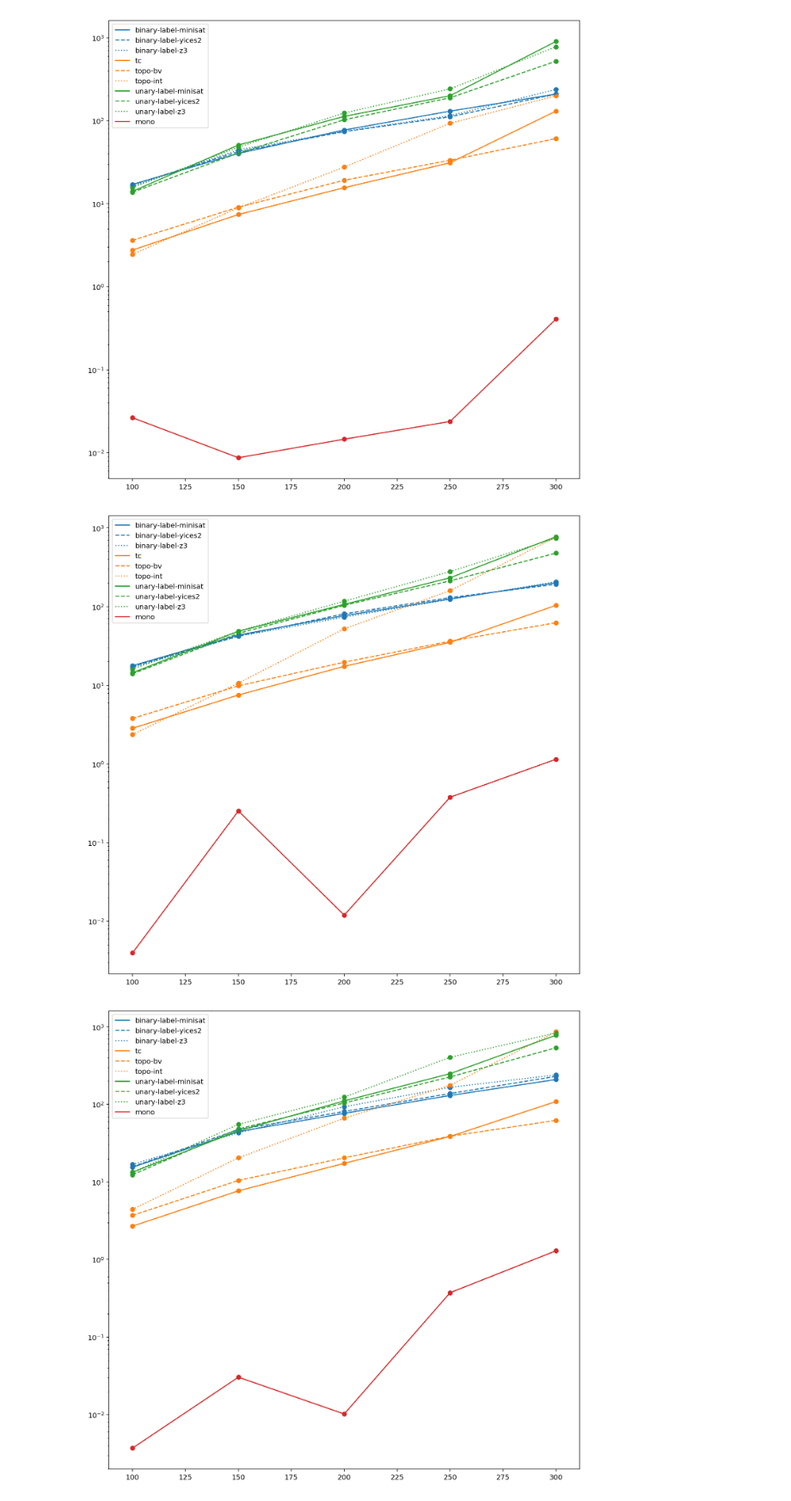
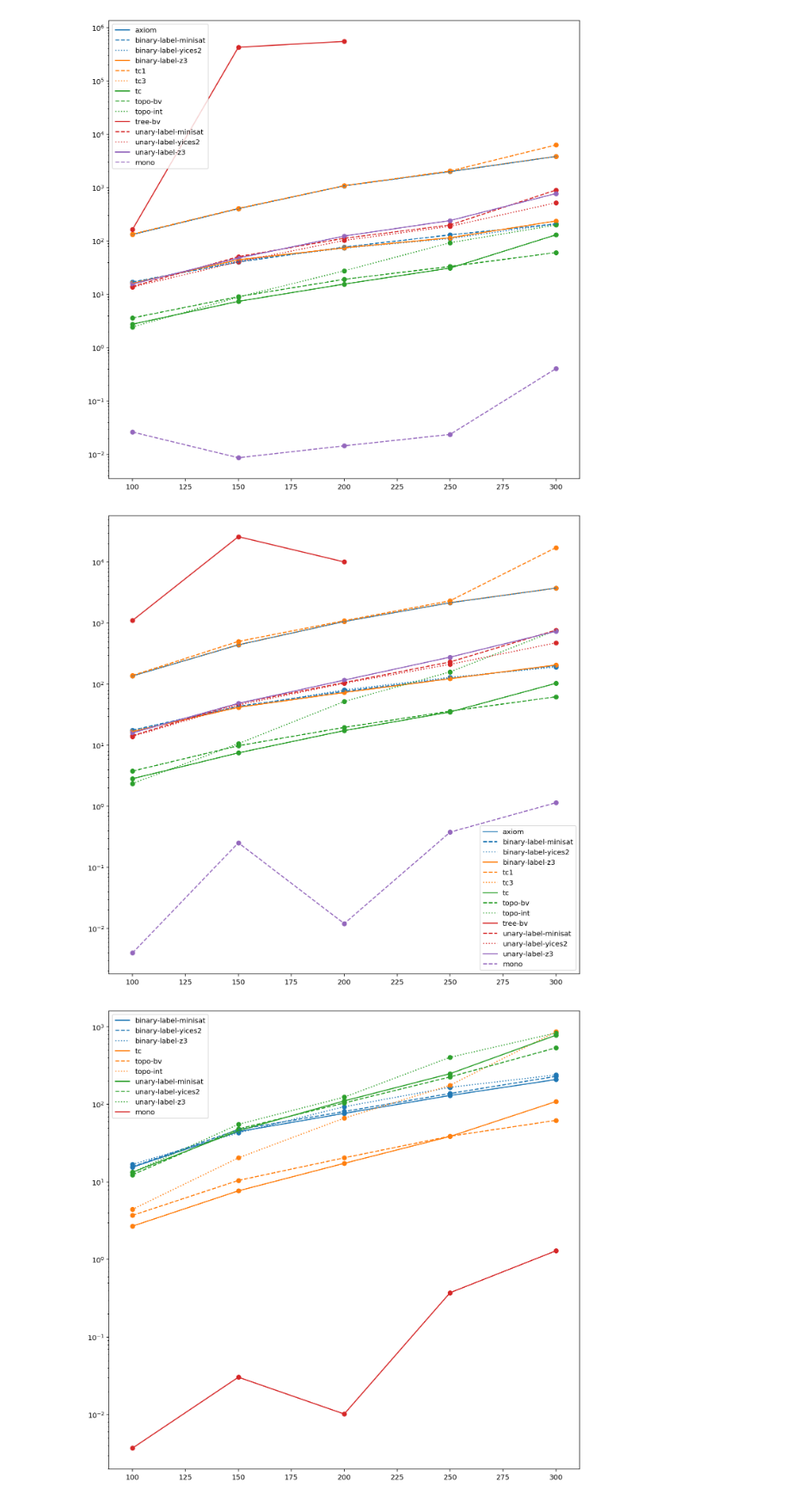
Before and after one commit to naizhengtan/CobraSAT, a Jupyter notebook: src/exploration.ipynb, the cells around one changed output. Shown at 86% size. Drawn from its saved outputs; the diff is of its cells as text; code cells hidden in the pictures.

```diff
--- a/src/exploration.ipynb
+++ b/src/exploration.ipynb
@@ -35,7 +35,7 @@ import matplotlib.pyplot as plt
 import math
 from cycler import cycler
 # %%
-def plot_by_encoding_for_percent(results, read_percent=50, encodings=[], exclude=True):
+def plot_by_encoding_for_percent(results, read_percent=50, encodings=[], exclude=True, log_scale=True):
     fig, ax = plt.subplots(figsize=(12, 12))
 
     rows = results_by_encoding_for_percent(results, read_percent)
@@ -49,16 +49,18 @@ def plot_by_encoding_for_percent(results, read_percent=50, encodings=[], exclude
             ax.scatter(polygraph_sizes, timing, )
             ax.plot(polygraph_sizes, timing, label=enc)
 
-    ax.set_yscale('log')
+    if log_scale:
+        ax.set_yscale('log')
     ax.legend()
 # %%
-plot_by_encoding_for_percent(results, 50, ['tc1', 'tc3', 'tree-bv', 'axiom'])
+# plot_by_encoding_for_percent(results, 50, ['tc1', 'tc3', 'tree-bv', 'axiom'])
+plot_by_encoding_for_percent(results, 50)
 # %% [output]
-[figure, old version]
+[figure, new version]
 # %%
-plot_by_encoding_for_percent(results, 75, ['tc1', 'tc3', 'tree-bv', 'axiom'])
+plot_by_encoding_for_percent(results, 75)
 # %% [output]
-[figure, old version]
+[figure, new version]
 # %%
 plot_by_encoding_for_percent(results, 90, ['tc1', 'tc3', 'tree-bv', 'axiom'])
 # %% [output]
```
Also changed, not shown: parts of 6 cells of this notebook, 1 other file.
